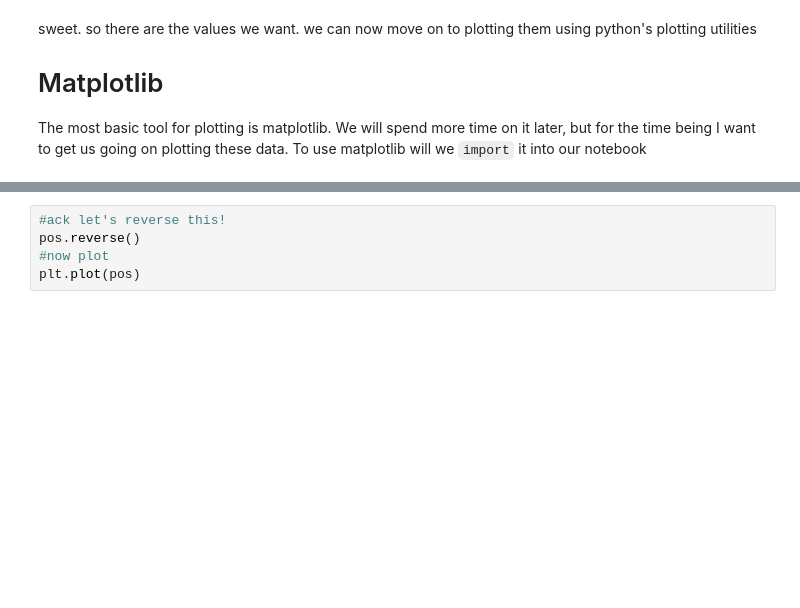
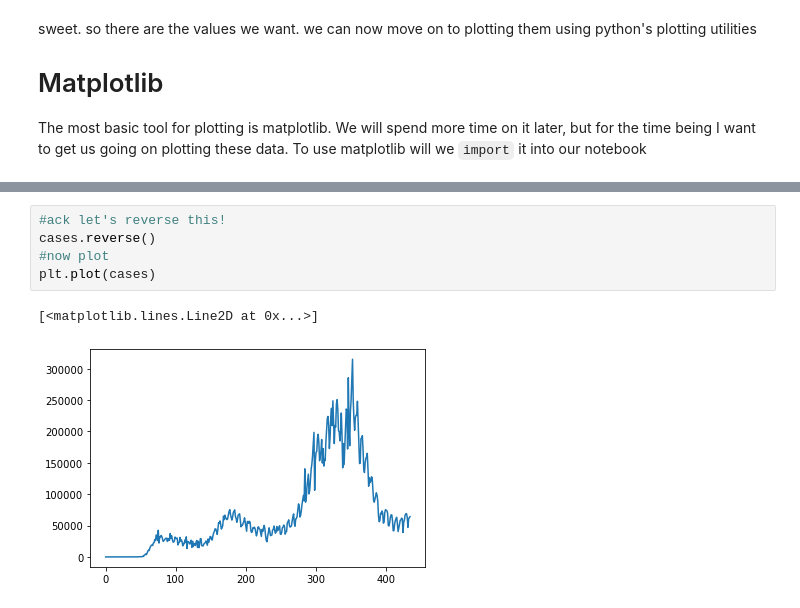
Before and after one commit to andrewkern/bio399, a Jupyter notebook: week1.ipynb, the cells around one changed output, grey strips where cells are left out. Drawn from its saved outputs; the diff is of its cells as text; blank space fills up the shorter version.

```diff
--- a/week1.ipynb
+++ b/week1.ipynb
@@ -840,5 +829,8 @@ plt.plot(pos)
 # %%
 #ack let's reverse this!
-pos.reverse()
+cases.reverse()
 #now plot
-plt.plot(pos)
+plt.plot(cases)
+# %% [output]
+[<matplotlib.lines.Line2D at 0x...>]
+[figure, added]
```
Also changed, not shown: parts of 10 cells of this notebook.
